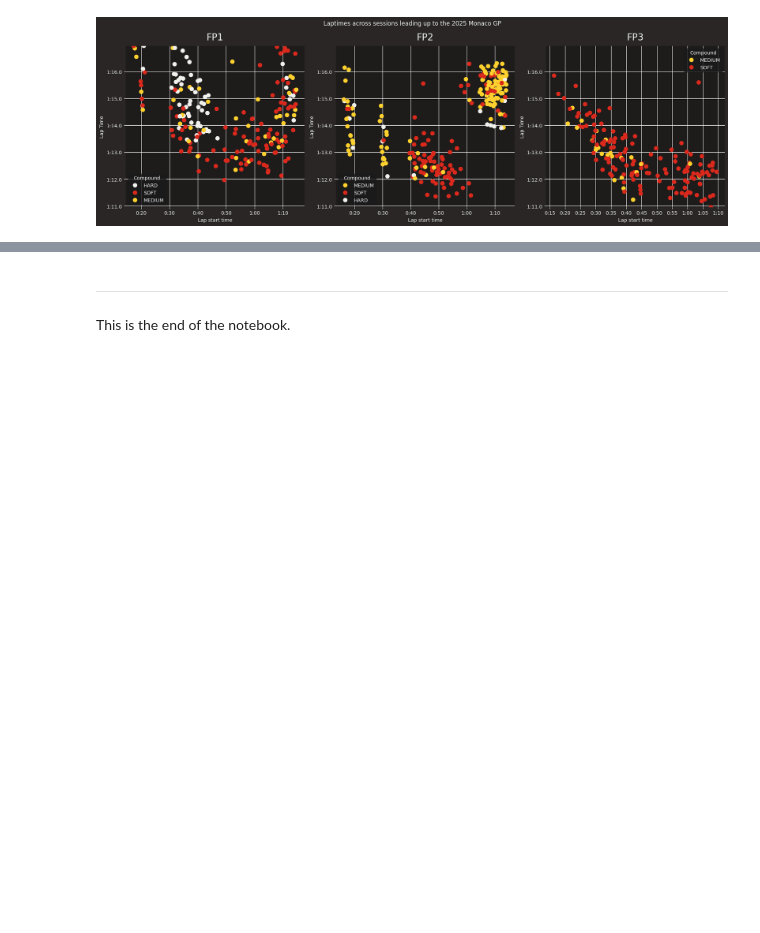
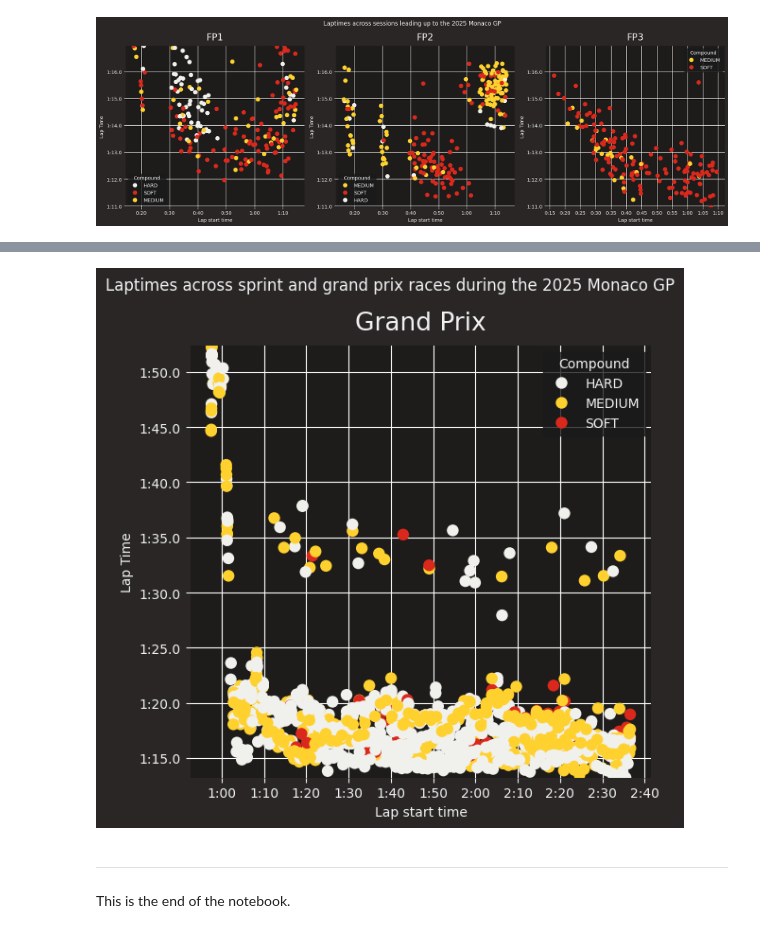
Before and after one commit to matt-bernhardt/f1-notebooks, a Jupyter notebook: notebooks/monaco25/laptimes-scatterplot.ipynb, the cells around one changed output, grey strips where cells are left out. Saved outputs shown, nothing was run; the diff lists cells and outputs as text; code cells hidden in the pictures; blank space fills up the shorter version.

```diff
--- a/notebooks/monaco25/laptimes-scatterplot.ipynb
+++ b/notebooks/monaco25/laptimes-scatterplot.ipynb
@@ -203,3 +203,36 @@ Slowest lap time of 0 days 00:01:16.958000 is of type <class 'pandas._libs.tslib
+# %%
+fig, (ax1) = plt.subplots(1, 1, figsize=(6, 6))
+
+sns.scatterplot(data=r_laps,
+                x="LapStartTime",
+                y="LapTime",
+                ax=ax1,
+                hue="Compound",
+                palette=fastf1.plotting.get_compound_mapping(session=r),
+                s=80,
+                linewidth=0,
+                legend='auto'
+)
+
+common_ylim = (r_laps['LapTime'].max(), r_laps['LapTime'].min())
+ax1.set_ylim(common_ylim)
+
+ax1.set_title("Grand Prix")
+ax1.set_xlabel("Lap start time")
+ax1.set_ylabel("Lap Time")
+
+ax1.invert_yaxis()
+
+# # Turn on major grid lines
+ax1.grid(color='w', which='major', axis='both')
+
+sns.despine(left=True, bottom=True)
+
+plt.suptitle("Laptimes across sprint and grand prix races during the 2025 Monaco GP")
+plt.tight_layout()
+plt.show()
+# %% [output]
+[figure, added]
 # %% [markdown]
 ---
 
```
Also changed, not shown: parts of 4 cells of this notebook, 1 other file.
